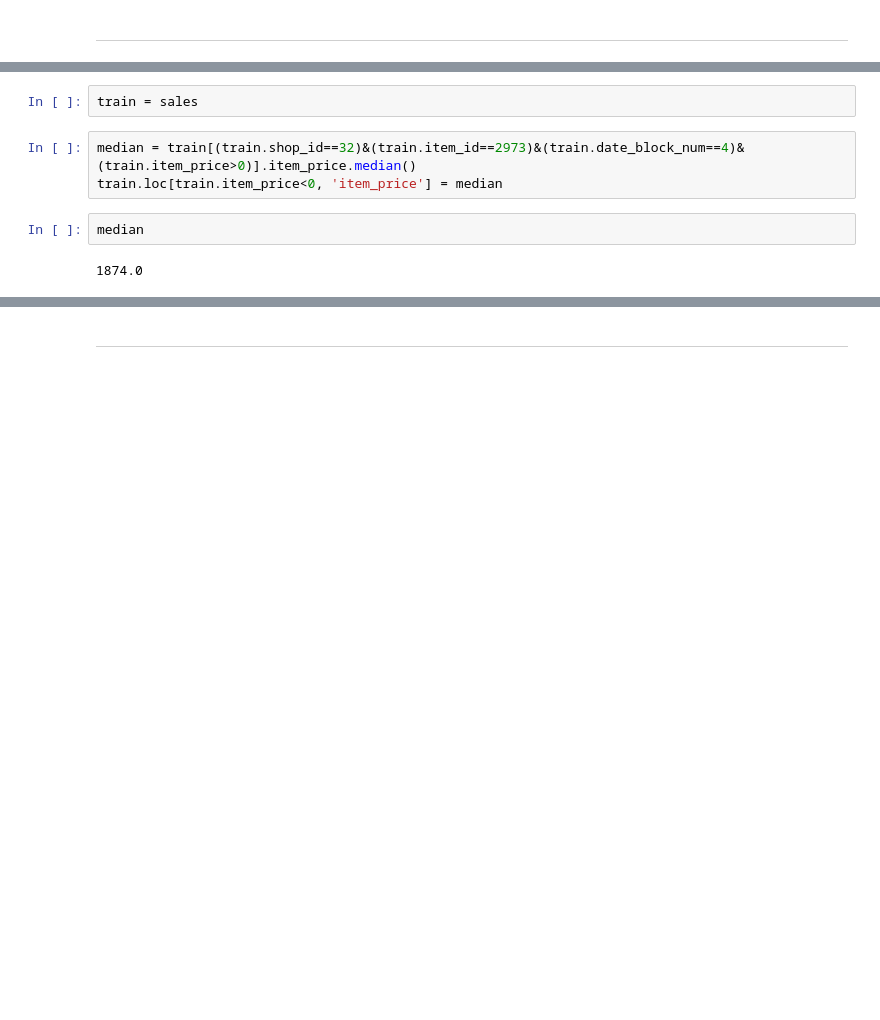
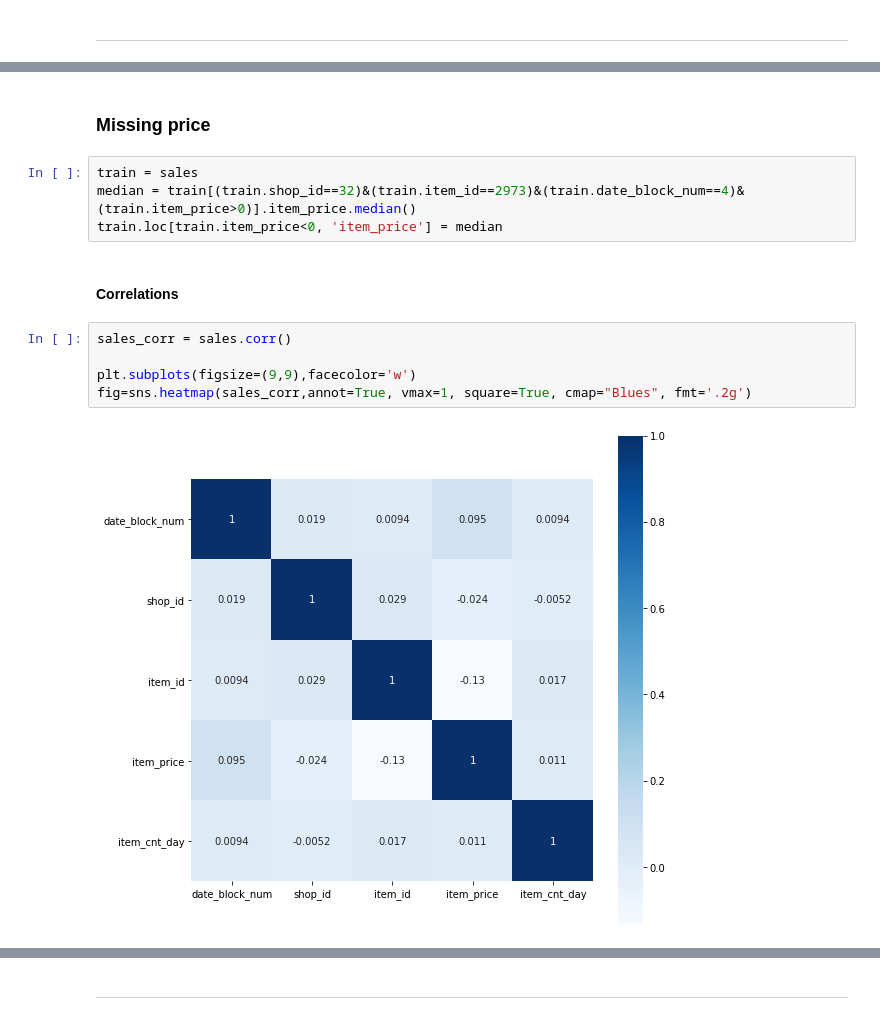
Before and after one commit to X1anghe/AIDM, a Jupyter notebook: Assignment2/src/DataVisialization.ipynb, the cells around one changed output, grey strips where cells are left out. Drawn from its saved outputs; the diff is of its cells as text; blank space fills up the shorter version.

```diff
--- a/Assignment2/src/DataVisialization.ipynb
+++ b/Assignment2/src/DataVisialization.ipynb
@@ -114,9 +128,15 @@ sns.boxplot(x=sales.item_price)
-# %%
-train = sales
+# %% [markdown]
+### Missing price
 # %%
+train = sales
 median = train[(train.shop_id==32)&(train.item_id==2973)&(train.date_block_num==4)&(train.item_price>0)].item_price.median()
 train.loc[train.item_price<0, 'item_price'] = median
-# %%
-median
-# %% [output]
-1874.0
+# %% [markdown]
+#### Correlations
+# %%
+sales_corr = sales.corr()
+
+plt.subplots(figsize=(9,9),facecolor='w')
+fig=sns.heatmap(sales_corr,annot=True, vmax=1, square=True, cmap="Blues", fmt='.2g')
+# %% [output]
+[figure, added]
```
Also changed, not shown: parts of 13 cells of this notebook.
